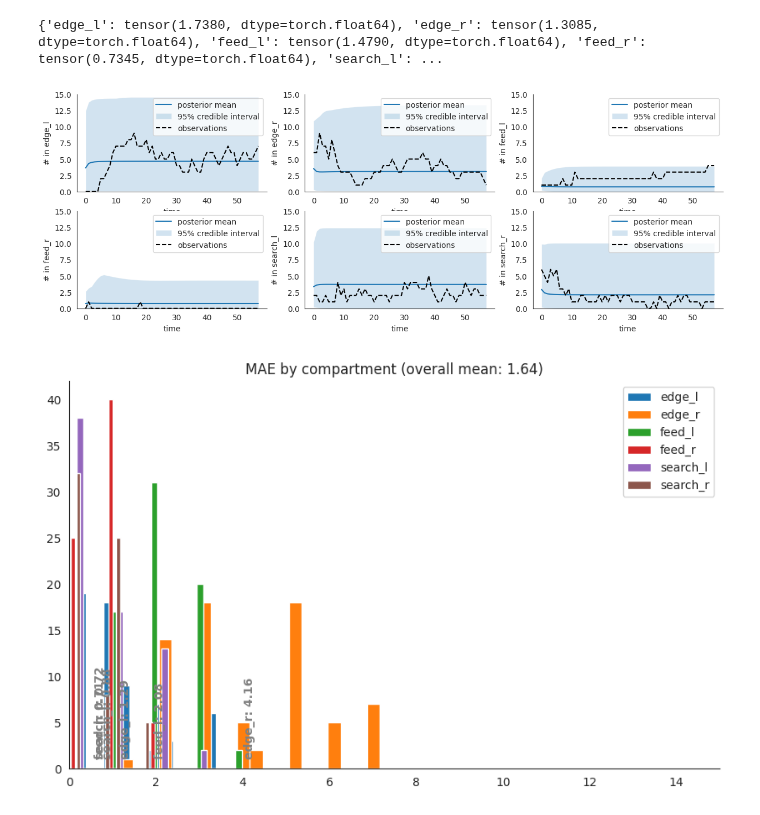
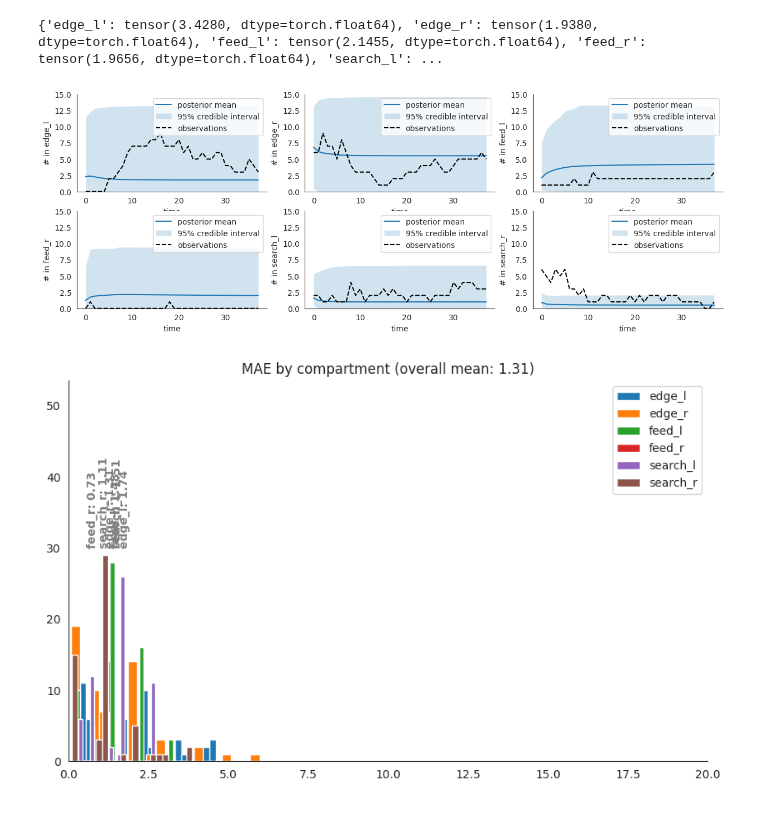
Before and after one commit to BasisResearch/collab-creatures, a Jupyter notebook: docs/experimental/piecemeal_ds_locust.ipynb, the cells around one changed output. Drawn from its saved outputs; the diff is of its cells as text; code cells hidden in the pictures.

```diff
--- a/docs/experimental/piecemeal_ds_locust.ipynb
+++ b/docs/experimental/piecemeal_ds_locust.ipynb
@@ -187,5 +166,5 @@ plt.show()
 # %%
-start, end, num_steps = 0, 60, 400
+start, end, num_steps = 0, 40, 400
 batch = f"s{start}_e{end}_steps{num_steps}"
 subsamples = samples[batch]
 count_subset = get_count_data_subset(count_data, start, end)['count_subset']
@@ -196,35 +175,35 @@ abs_errors = {}
 maes = {}
 for key in ["edge_l", "edge_r", "feed_l", "feed_r", "search_l", "search_r"]:
     mean_preds[key] = subsamples[key].mean(dim=0)
     abs_errors[key] = torch.abs(count_subset[f"{key}_obs"][:-2] - mean_preds[key])
     maes[key] = abs_errors[key].mean()
 
 print(maes)
 
 
 fig, ax = plt.subplots(2, 3, figsize=(15, 5))
 ax = ax.flatten()
 
 for i, state, color in zip(
     range(6),
     ["edge_l", "edge_r", "feed_l", "feed_r", "search_l", "search_r"],
     ["green", "darkgreen", "red", "darkred", "orange", "darkorange"],
 ):
     ft.ds_uncertainty_plot(
         state_pred=subsamples[state],
         data=count_subset[f"{state}_obs"][:-2], #TODO this is hacky
         ylabel=f"# in {state}",
         color=color,
         data_label="observations",
         ax=ax[i],
         legend=True,
         test_plot=False,
         mean_label="posterior mean",
         ylim = 15
     )
 # %% [output]
-{'edge_l': tensor(1.7380, dtype=torch.float64), 'edge_r': tensor(1.3085, dtype=torch.float64), 'feed_l': tensor(1.4790, dtype=torch.float64), 'feed_r': tensor(0.7345, dtype=torch.float64), 'search_l': ...
+{'edge_l': tensor(3.4280, dtype=torch.float64), 'edge_r': tensor(1.9380, dtype=torch.float64), 'feed_l': tensor(2.1455, dtype=torch.float64), 'feed_r': tensor(1.9656, dtype=torch.float64), 'search_l': ...
-[figure, old version]
+[figure, new version]
 # %%
 all_errors = torch.cat([tensor for tensor in abs_errors.values()])
 overall_mean = torch.mean(all_errors).item()
@@ -235,13 +214,13 @@ for key, tensor in abs_errors.items():
 
 for key, tensor in abs_errors.items():
     mean = torch.mean(tensor).item()
-    plt.text(mean, 1, f'{key}: {mean:.2f}', rotation=90, va='bottom', ha='center', color='gray', weight='bold')
+    plt.text(mean, 30, f'{key}: {mean:.2f}', rotation=90, va='bottom', ha='center', color='gray', weight='bold')
 
 plt.title(f"MAE by compartment (overall mean: {overall_mean:.2f})")
 
-plt.xlim(0, 15)
+plt.xlim(0, 20)
 sns.despine()
 plt.legend()
 plt.show()
 # %% [output]
-[figure, old version]
+[figure, new version]
```
Also changed, not shown: parts of 2 cells of this notebook, 3 other files.
